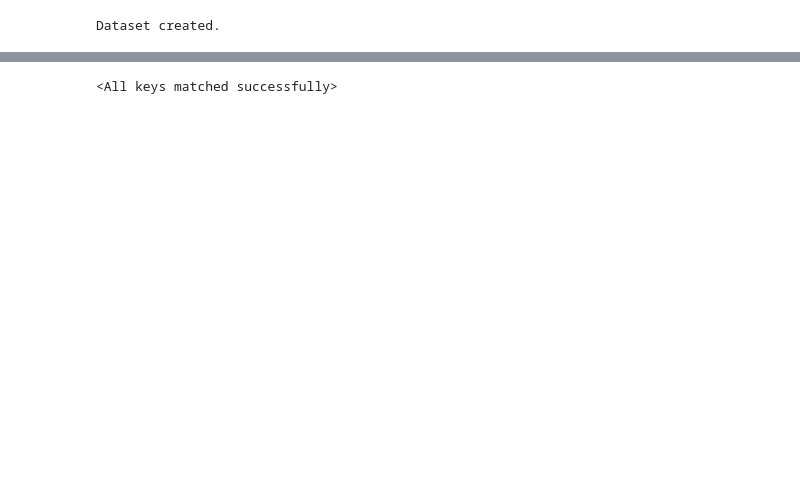
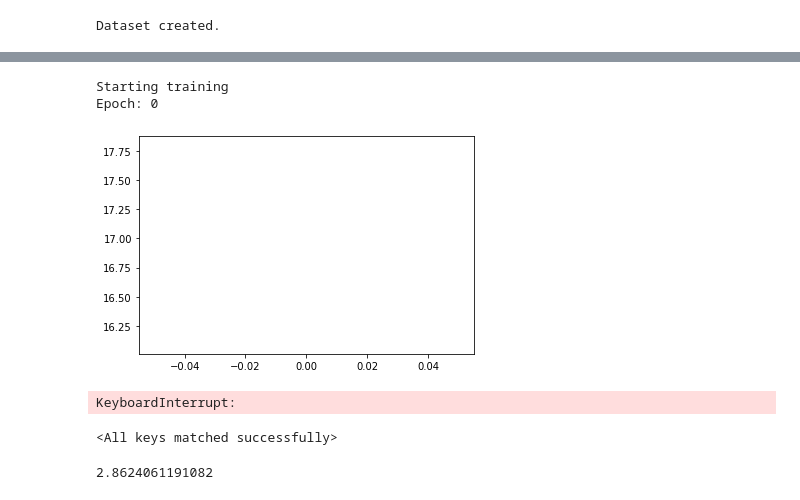
Before and after one commit to samuelepapa/anomaly_detection_vae, a Jupyter notebook: network_tester.ipynb, the cells around one changed output, grey strips where cells are left out. Drawn from its saved outputs; the diff is of its cells as text; code cells hidden in the pictures; blank space fills up the shorter version.

```diff
--- a/network_tester.ipynb
+++ b/network_tester.ipynb
@@ -72,4 +89,44 @@ Epoch: 40
+# %%
+epochs = 50
+params_distribution = 2
+hidden_dim_gen = 5
+hidden_dim_rec = 5
+latent_dim = 2
+
+#define the network
+net = Variational_LSTM(features, params_distribution, hidden_dim_rec, hidden_dim_gen, latent_dim)
+#push it to the correct device
+net.to(device)
+#define the loss function
+loss_function = loss_normal2d
+#define the optimizer with the learning rate
+optimizer = optim.Adam(net.parameters(), lr=0.001)
+
+#here define eventual scheduler
+
+#run the training
+net_state_dict = train_network(device, train_loader, valid_loader, epochs, net, loss_function, optimizer)
+# %% [output]
+Starting training
+Epoch: 0
+[figure, added]
+KeyboardInterrupt:
 # %%
 net.load_state_dict(net_state_dict)
 # %% [output]
 <All keys matched successfully>
+# %%
+import numpy as np
+net.eval()
+valid_loss = []
+for batch_idx, x in enumerate(valid_loader):
+    input = x
+
+    output_model = net(input, device)
+
+    loss_params = loss_function(output_model, device)
+    valid_loss.append(loss_params["loss"].item())
+
+print(np.mean(valid_loss))
+# %% [output]
+2.8624061191082
```
Also changed, not shown: parts of 4 cells of this notebook, 3 other files.
